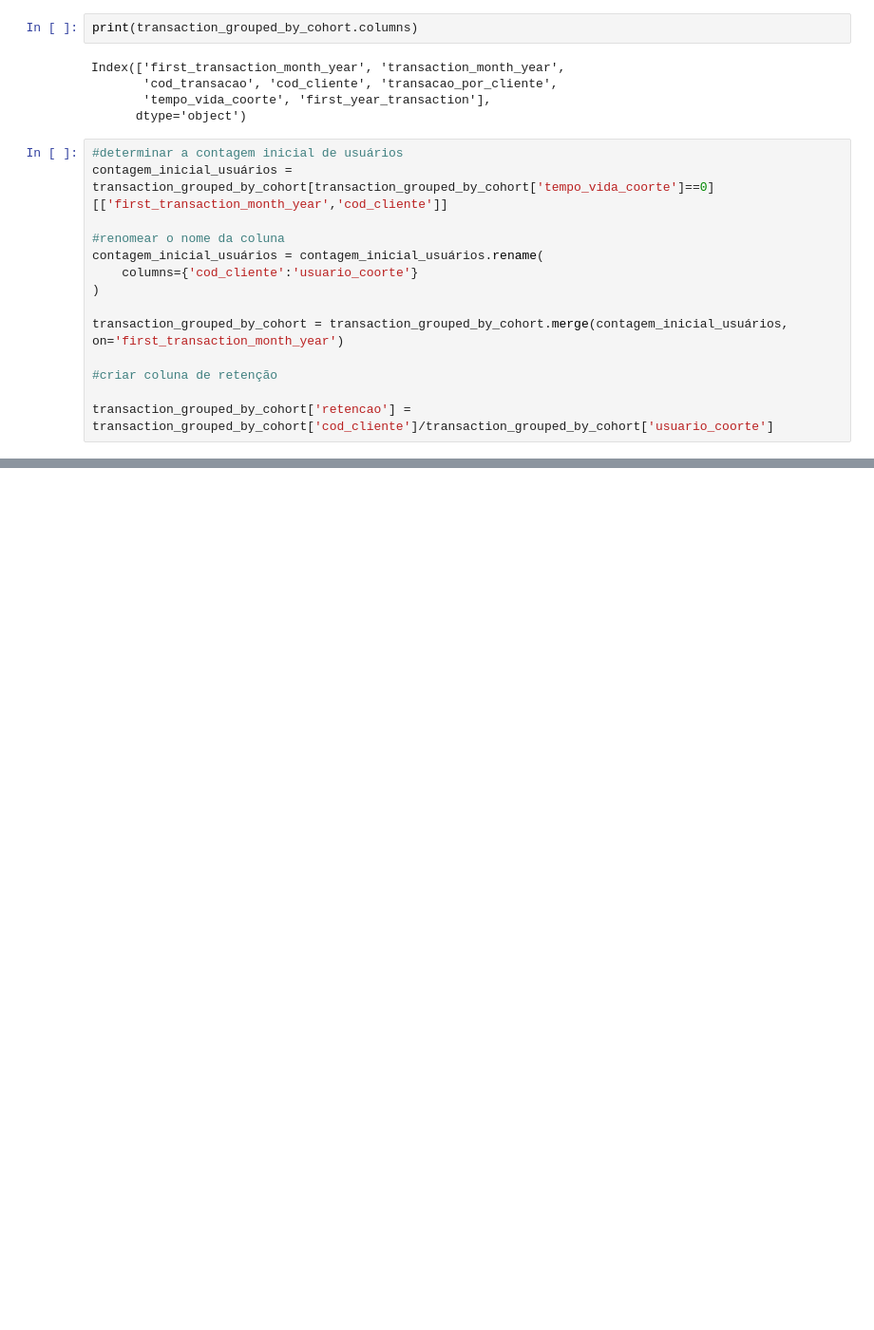
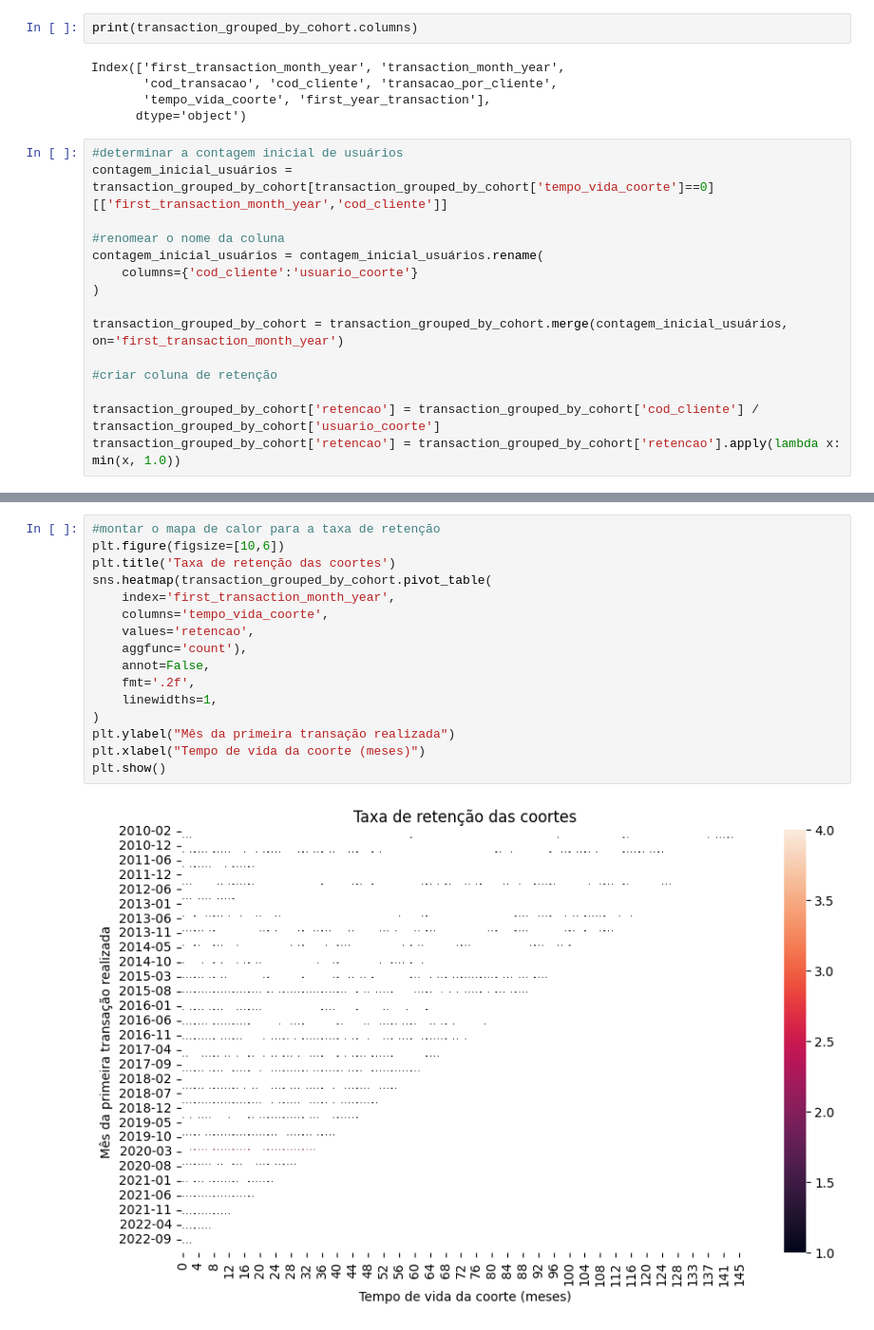
Before and after one commit to renanpan/Projeto_banco_KPI, a Jupyter notebook: lighthouse_DA_project.ipynb, the cells around one changed output, grey strips where cells are left out. Shown at 95% size. Cells and saved outputs as stored; diff of their text form; blank space fills up the shorter version.

Commit message:
Realizado o calculo de retenção. Arrumar os dados ainda pois tem taxa de retenção maior que 1.0

```diff
--- a/lighthouse_DA_project.ipynb
+++ b/lighthouse_DA_project.ipynb
@@ -1328,4 +1328,5 @@ transaction_grouped_by_cohort = transaction_grouped_by_cohort.merge(contagem_ini
 
 #criar coluna de retenção
 
-transaction_grouped_by_cohort['retencao'] = transaction_grouped_by_cohort['cod_cliente']/transaction_grouped_by_cohort['usuario_coorte']
+transaction_grouped_by_cohort['retencao'] = transaction_grouped_by_cohort['cod_cliente'] / transaction_grouped_by_cohort['usuario_coorte']
+transaction_grouped_by_cohort['retencao'] = transaction_grouped_by_cohort['retencao'].apply(lambda x: min(x, 1.0))
@@ -1342,0 +1360,18 @@ KeyError: 'retencao'
+# %%
+#montar o mapa de calor para a taxa de retenção
+plt.figure(figsize=[10,6])
+plt.title('Taxa de retenção das coortes')
+sns.heatmap(transaction_grouped_by_cohort.pivot_table(
+    index='first_transaction_month_year',
+    columns='tempo_vida_coorte',
+    values='retencao',
+    aggfunc='count'),
+    annot=False,
+    fmt='.2f',
+    linewidths=1,
+)
+plt.ylabel("Mês da primeira transação realizada")
+plt.xlabel("Tempo de vida da coorte (meses)")
+plt.show()
+# %% [output]
+[figure, added]
```
Also changed, not shown: parts of 5 cells of this notebook.
